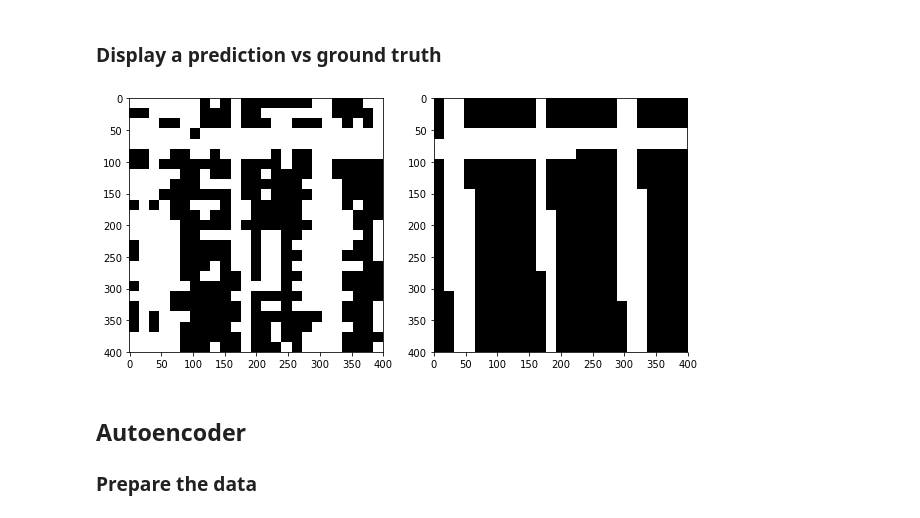
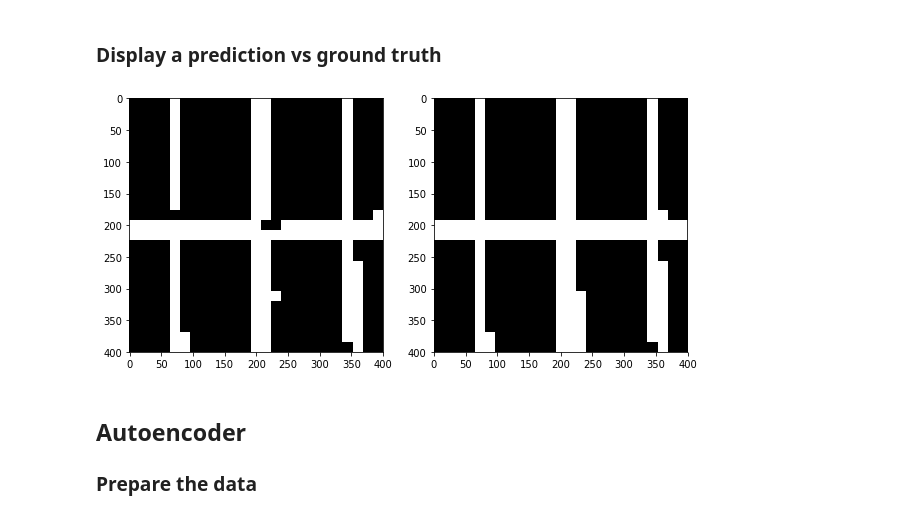
Before and after one commit to Coac/epfl-ml-projects, a Jupyter notebook: epfl-ml-project2/Victor_categorical_crossentropy.ipynb, the cells around one changed output. Drawn from its saved outputs; the diff is of its cells as text; code cells hidden in the pictures.

```diff
--- a/epfl-ml-project2/Victor_categorical_crossentropy.ipynb
+++ b/epfl-ml-project2/Victor_categorical_crossentropy.ipynb
@@ -253,11 +255,12 @@ model.add(Conv2D(32, (3, 3), input_shape=input_shape))
 model.add(Activation('elu'))
 model.add(MaxPooling2D(pool_size=(2, 2)))
 
-model.add(Conv2D(32, (3, 3)))
+model.add(Conv2D(64, (3, 3)))
 model.add(Activation('elu'))
 model.add(MaxPooling2D(pool_size=(2, 2)))
+model.add(Dropout(0.2))
 
-model.add(Conv2D(64, (3, 3)))
+model.add(Conv2D(128, (3, 3)))
 model.add(Activation('elu'))
 model.add(MaxPooling2D(pool_size=(2, 2)))
 
@@ -275,11 +278,11 @@ model.compile(loss='categorical_crossentropy',
 # %% [markdown]
 ###  Split train test set
 # %%
-x_train, x_test, y_train, y_test = train_test_split(X_balanced, Y_balanced_categorical, test_size=0.1, random_state=42)
+x_train, x_test, y_train, y_test = train_test_split(X, Y_categorical, test_size=0.1, random_state=40)
 # %% [markdown]
 ###  Create Image data generator to get flips
 # %%
-batch_size = 16
+batch_size = 64
 
 datagen = ImageDataGenerator(horizontal_flip=True, vertical_flip=True)
 # datagen.fit(X)
@@ -299,7 +302,7 @@ model.load_weights("./weights/model.h5")
 # %% [markdown]
 ###  Training
 # %%
-epochs = 1
+epochs = 1000000
 
 # model.fit(x_train, y_train,
 #               batch_size=batch_size,
@@ -309,6 +312,7 @@ epochs = 1
 
 model.fit_generator(train_generator,
                     epochs=epochs,
-                    steps_per_epoch=3516,
-                    shuffle=True)
+                    steps_per_epoch=879,
+                    shuffle=True,
+                    callbacks=[TensorBoard(log_dir='/tmp/model')])
 # %% [output]
@@ -327,9 +347,9 @@ model.save_weights("./weights/model.h5")
 # %% [markdown]
 ###  Display a prediction vs ground truth
 # %%
-pred_img, gt_image = display_prediction_and_gt(model, X, Y_labels, 400, 16, 6)
+pred_img, gt_image = display_prediction_and_gt(model, X, Y_labels, 400, 16, 0)
 # %% [output]
-[figure, old version]
+[figure, new version]
 # %%
 predictions = model.predict_classes(X[:625 * 3])
 save_labels_to_images(400, 400, patch_size, patch_size, predictions)
```
Also changed, not shown: parts of 14 cells of this notebook, 2 other files.
